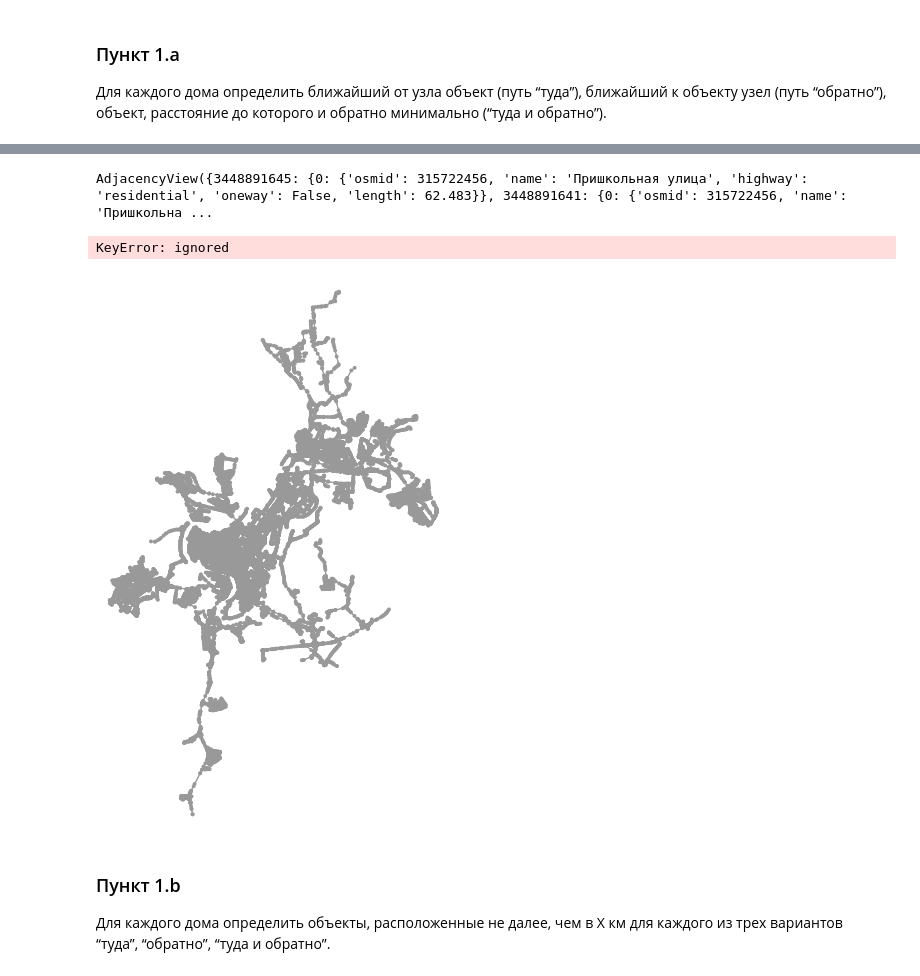
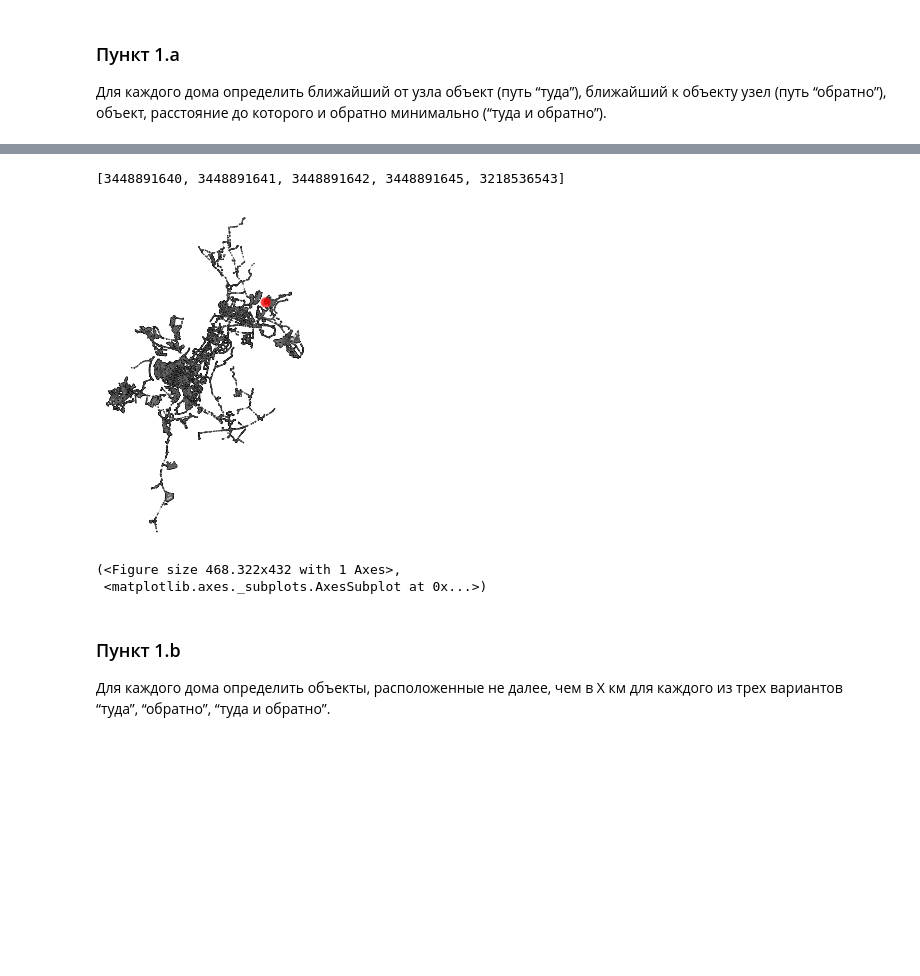
Before and after one commit to oksanamda/OSM-Graphs, a Jupyter notebook: python-things/mygraphs.ipynb, the cells around one changed output, grey strips where cells are left out. Drawn from its saved outputs; the diff is of its cells as text; code cells hidden in the pictures; blank space fills up the shorter version.

```diff
--- a/python-things/mygraphs.ipynb
+++ b/python-things/mygraphs.ipynb
@@ -474,6 +523,6 @@ find_nearest_hospitals(data)
 # %%
 nearest_hosp_list = [[0 for i in range(3)] for j in range(M)]
-temp = short_path_matrix2.copy()
+temp = short_path_matrix.copy()
 for i in range(M+N):
   if new_nodes[i] in apartments_dict:
     for j in range(M+N):
@@ -501,4 +554,0 @@ apartments_values[0]
-# %%
-G.succ[apartments_values[0]]
-# %% [output]
-AdjacencyView({3448891645: {0: {'osmid': 315722456, 'name': 'Пришкольная улица', 'highway': 'residential', 'oneway': False, 'length': 62.483}}, 3448891641: {0: {'osmid': 315722456, 'name': 'Пришкольна ...
@@ -507,11 +555,16 @@ lambda d: min(attr.get(weight, 1) for attr in d.values())
-# %%
-# пример визуализации кратчайших путей (точки взяты из предыдущего пункта)
-e = apartments_values[0].Succ.values()
-route = min(attr.get(weight, 1) for attr in e.values())
-ox.plot_graph_route(G, [315722456], fig_height=10, fig_width=10)
-# %% [output]
-KeyError: ignored
-[figure, removed]
+# %%
+route = big_tree_dict[apartments_values[2]][nearest_hosp_list[2][0]]['path']
+# %%
+route
+# %% [output]
+[3448891640, 3448891641, 3448891642, 3448891645, 3218536543]
+# %%
+# пример визуализации кратчайших путей (точки взяты из предыдущего пункта)
+ox.plot_graph_route(G, route, dpi=500, node_color='#000000', node_size=2, edge_color='#999999', edge_linewidth=0.2)
+# %% [output]
+[figure, added]
+(<Figure size 468.322x432 with 1 Axes>,
+ <matplotlib.axes._subplots.AxesSubplot at 0x...>)
 # %% [markdown]
 ### Пункт 1.b
 Для каждого дома определить объекты, расположенные не далее, чем в X км для каждого из трех вариантов “туда”, “обратно”, “туда и обратно”.
```
Also changed, not shown: parts of 55 cells of this notebook.
